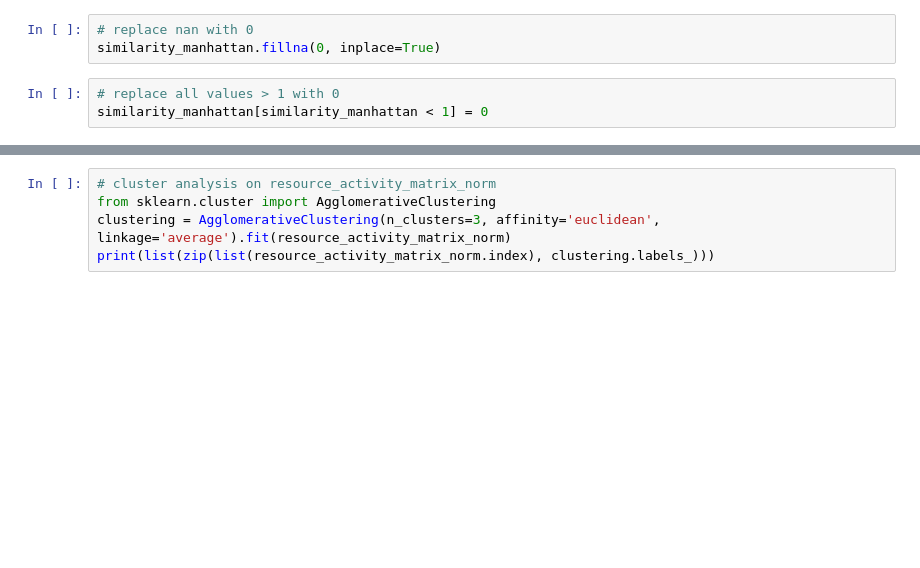
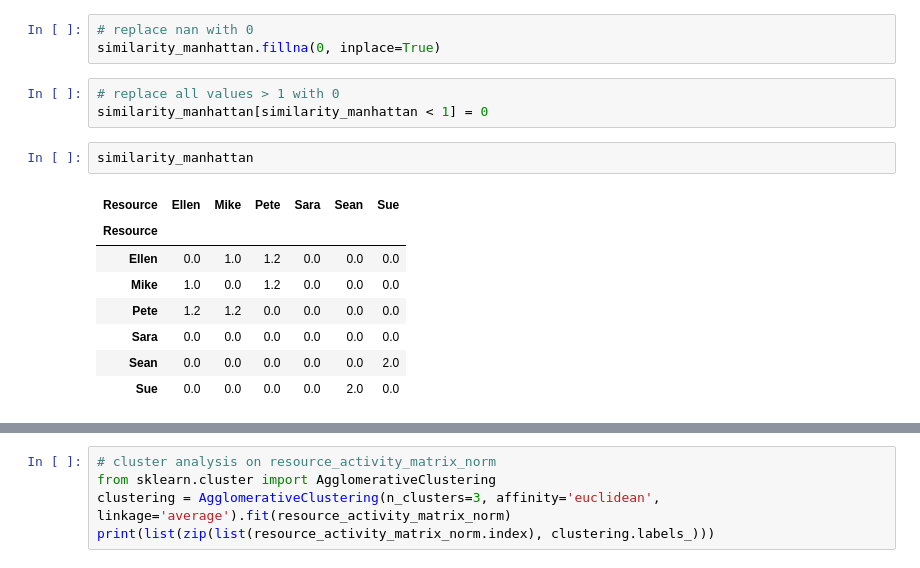
Before and after one commit to jocwulf/zhaw_som, a Jupyter notebook: 09_Social_Network_Analysis.ipynb, the cells around one changed output, grey strips where cells are left out. Drawn from its saved outputs; the diff is of its cells as text; blank space fills up the shorter version.

```diff
--- a/09_Social_Network_Analysis.ipynb
+++ b/09_Social_Network_Analysis.ipynb
@@ -137,3 +159,14 @@ similarity_manhattan.fillna(0, inplace=True)
 # %%
 # replace all values > 1 with 0
 similarity_manhattan[similarity_manhattan < 1] = 0
+# %%
+similarity_manhattan
+# %% [output]
+| Resource | Ellen | Mike | Pete | Sara | Sean | Sue |
+| Resource |  |  |  |  |  |  |
+| Ellen | 0.0 | 1.0 | 1.2 | 0.0 | 0.0 | 0.0 |
+| Mike | 1.0 | 0.0 | 1.2 | 0.0 | 0.0 | 0.0 |
+| Pete | 1.2 | 1.2 | 0.0 | 0.0 | 0.0 | 0.0 |
+| Sara | 0.0 | 0.0 | 0.0 | 0.0 | 0.0 | 0.0 |
+| Sean | 0.0 | 0.0 | 0.0 | 0.0 | 0.0 | 2.0 |
+| Sue | 0.0 | 0.0 | 0.0 | 0.0 | 2.0 | 0.0 |
```
Also changed, not shown: parts of 15 cells of this notebook.
